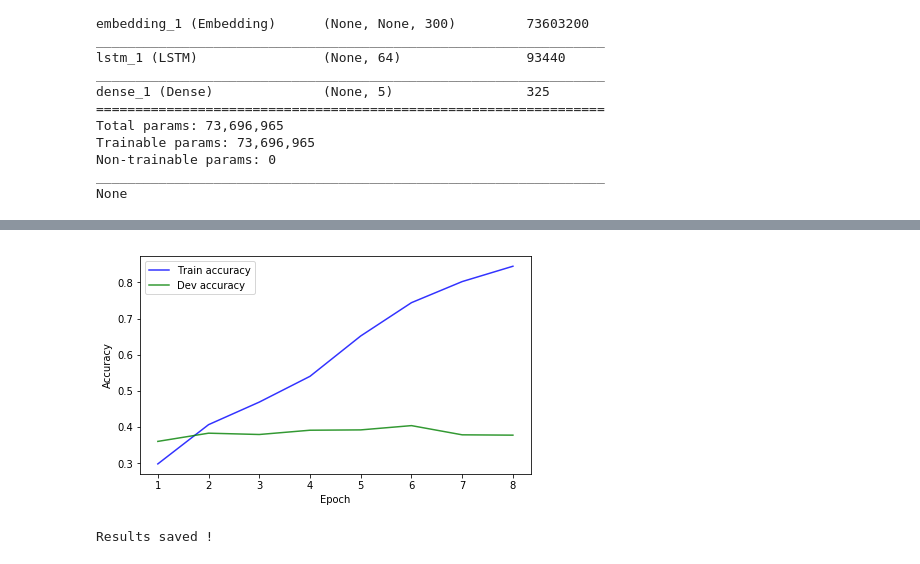
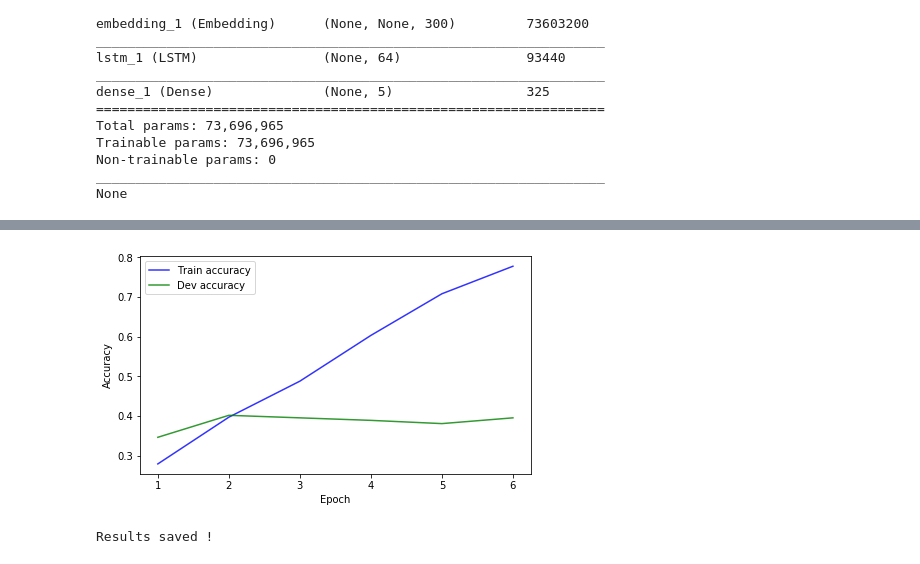
Before and after one commit to Romain-Boyer/MSc_Deep_Learning, a Jupyter notebook: 2_MP2_DL_for_NLP/nlp_project.ipynb, the cells around one changed output, grey strips where cells are left out. Saved outputs shown, nothing was run; the diff lists cells and outputs as text; code cells hidden in the pictures.

```diff
--- a/2_MP2_DL_for_NLP/nlp_project.ipynb
+++ b/2_MP2_DL_for_NLP/nlp_project.ipynb
@@ -717,7 +724,7 @@ The input to a Keras model thus has this size : (batchsize, maxseqlen) where max
 # TYPE CODE HERE
 from keras.preprocessing import sequence
 
-max_len = len(max(train_int, key=len))
+max_len = len(max(train_int, key=len))+20
 
 train_int = sequence.pad_sequences(train_int, maxlen=max_len)
 dev_int = sequence.pad_sequences(dev_int, maxlen=max_len)
@@ -788,7 +795,7 @@ x_val = np.array(dev_int)
 y_val = dev_y
 
 bs = 64 # 267
-n_epochs = 8
+n_epochs = 6 #8
 
 history = model.fit(x_train, y_train, batch_size=bs, epochs=n_epochs, validation_data=(x_val, y_val))
 
@@ -821,4 +824,4 @@ Epoch 8/8
-[figure, old version]
+[figure, new version]
 # %%
 # 7 - Generate your predictions on the test set using model.predict(x_test)
 #     https://keras.io/models/model/
```
Also changed, not shown: parts of 5 cells of this notebook.
